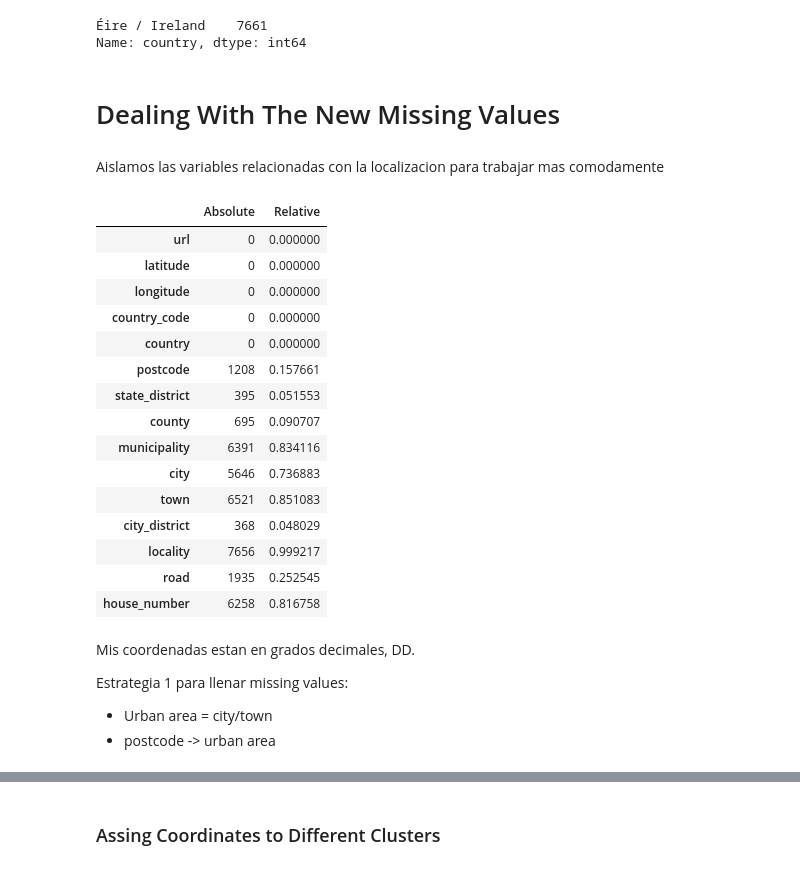
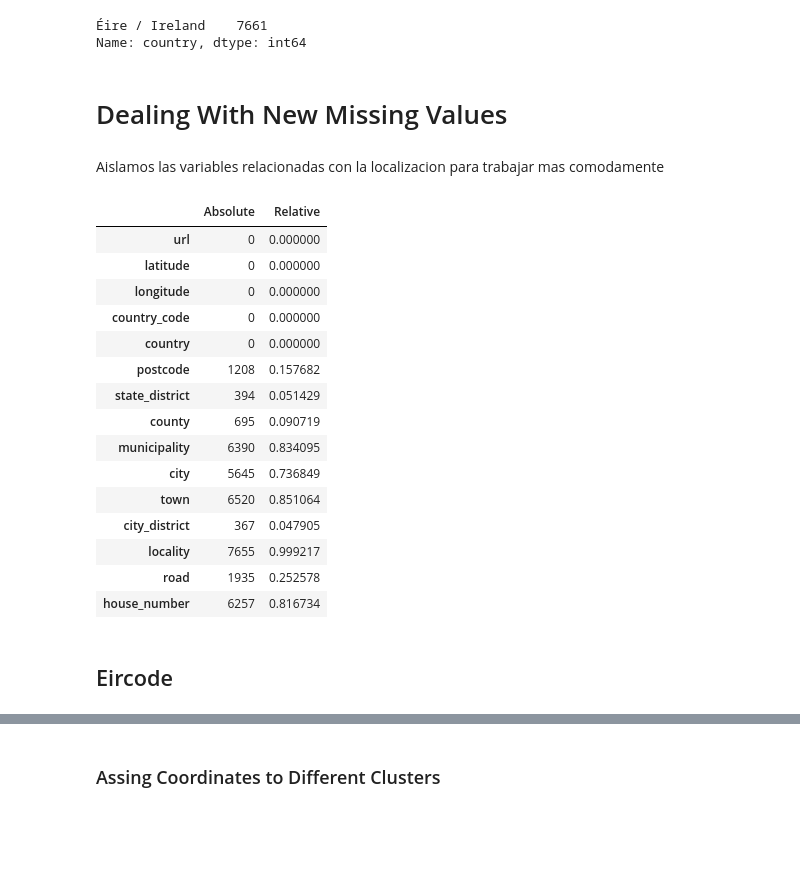
Before and after one commit to javiicc/Identifying_Potential_Investment_Opportunities_In_The_Irish_Real_Estate_Market_Using_MachineLearning, a Jupyter notebook: Feature_Engineering_Geospatial_Data_GeoPy.ipynb, the cells around one changed output, grey strips where cells are left out. Saved outputs shown, nothing was run; the diff lists cells and outputs as text; code cells hidden in the pictures; blank space fills up the shorter version.

```diff
--- a/Feature_Engineering_Geospatial_Data_GeoPy.ipynb
+++ b/Feature_Engineering_Geospatial_Data_GeoPy.ipynb
@@ -167,47 +167,43 @@ sale.country.value_counts()
 Éire / Ireland    7661
 Name: country, dtype: int64
 # %% [markdown]
-# Dealing With The New Missing Values
+# Dealing With New Missing Values
 # %% [markdown]
 Aislamos las variables relacionadas con la localizacion para trabajar mas comodamente
-# %%
-location_features = sale[['url',
-                          'latitude',
-                          'longitude',
-                          'country_code',
-                          'country',
-                          'postcode',
-                          'state_district',
-                          'county',
-                          'municipality',
-                          'city',
-                          'town',
-                          'city_district',
-                          'locality',
-                          'road',
-                          'house_number']].copy()
-
-missing_values(location_features)
-# %% [output]
-|  | Absolute | Relative |
-| url | 0 | 0.000000 |
-| latitude | 0 | 0.000000 |
-| longitude | 0 | 0.000000 |
-| country_code | 0 | 0.000000 |
-| country | 0 | 0.000000 |
-| postcode | 1208 | 0.157661 |
-| state_district | 395 | 0.051553 |
-| county | 695 | 0.090707 |
-| municipality | 6391 | 0.834116 |
-| city | 5646 | 0.736883 |
-| town | 6521 | 0.851083 |
-| city_district | 368 | 0.048029 |
-| locality | 7656 | 0.999217 |
-| road | 1935 | 0.252545 |
-| house_number | 6258 | 0.816758 |
-# %% [markdown]
-Mis coordenadas estan en grados decimales, DD.
-
-Estrategia 1 para llenar missing values:
-- Urban area = city/town
-- postcode -> urban area
+# %%
+location_features = ['url',
+                     'latitude',
+                     'longitude',
+                     'country_code',
+                     'country',
+                     'postcode',
+                     'state_district',
+                     'county',
+                     'municipality',
+                     'city',
+                     'town',
+                     'city_district',
+                     'locality',
+                     'road',
+                     'house_number']
+
+missing_values(sale[location_features])
+# %% [output]
+|  | Absolute | Relative |
+| url | 0 | 0.000000 |
+| latitude | 0 | 0.000000 |
+| longitude | 0 | 0.000000 |
+| country_code | 0 | 0.000000 |
+| country | 0 | 0.000000 |
+| postcode | 1208 | 0.157682 |
+| state_district | 394 | 0.051429 |
+| county | 695 | 0.090719 |
+| municipality | 6390 | 0.834095 |
+| city | 5645 | 0.736849 |
+| town | 6520 | 0.851064 |
+| city_district | 367 | 0.047905 |
+| locality | 7655 | 0.999217 |
+| road | 1935 | 0.252578 |
+| house_number | 6257 | 0.816734 |
+# %% [markdown]
+## Eircode
```
Also changed, not shown: parts of 88 cells of this notebook, 4 other files.
